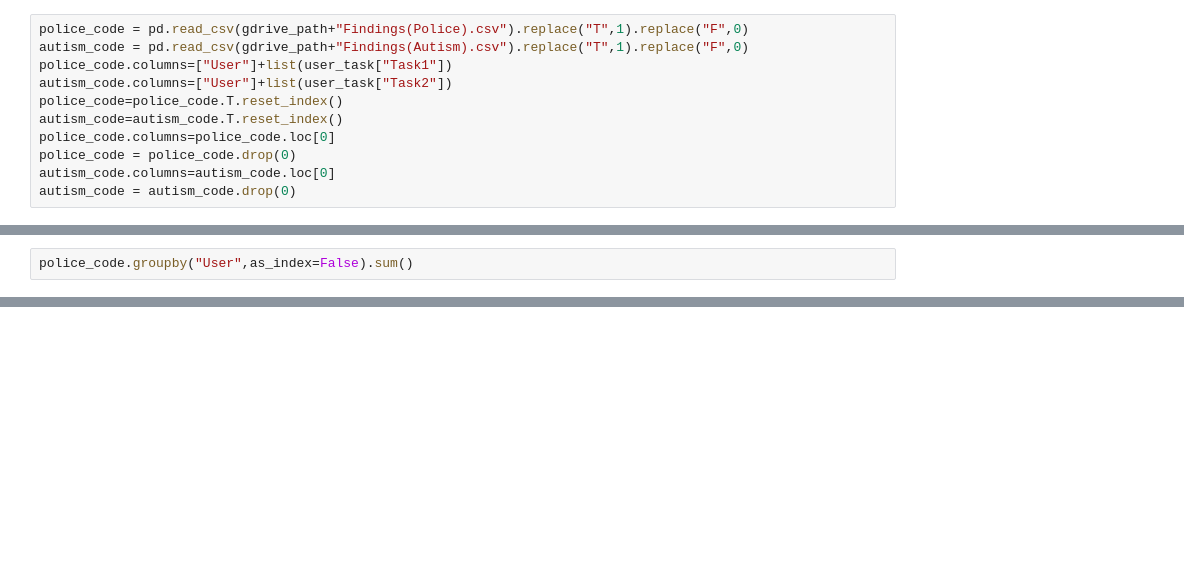
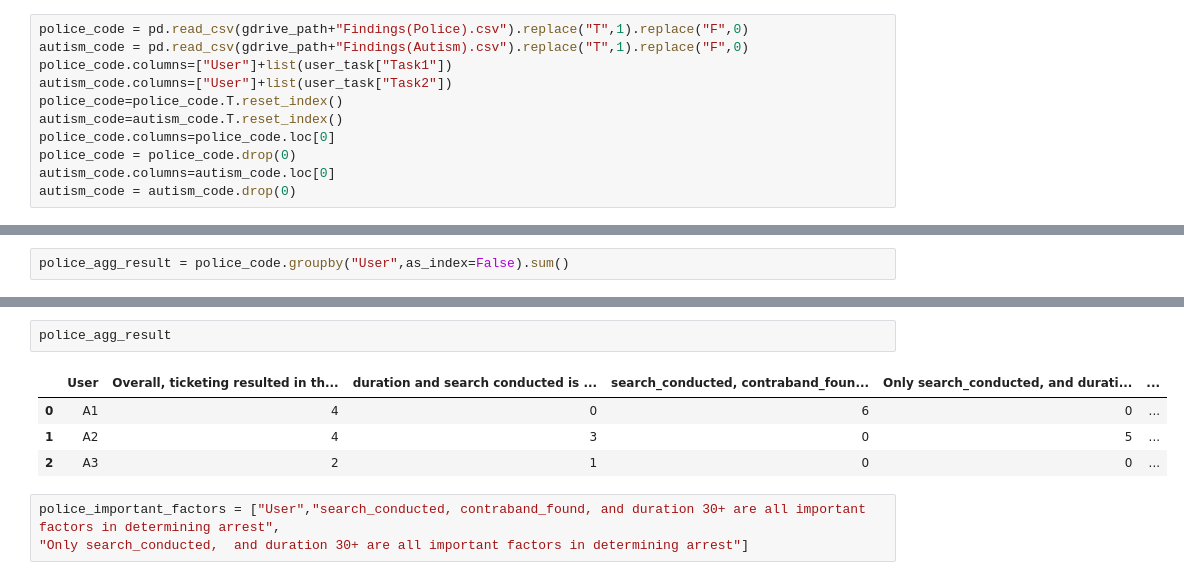
Before and after one commit to dorisjlee/viz-summarization, a Jupyter notebook: ipynb/User Study Results and Paper Statistics.ipynb, the cells around one changed output, grey strips where cells are left out. Saved outputs shown, nothing was run; the diff lists cells and outputs as text; blank space fills up the shorter version.

```diff
--- a/ipynb/User Study Results and Paper Statistics.ipynb
+++ b/ipynb/User Study Results and Paper Statistics.ipynb
@@ -500,2 +506,2 @@ autism_code = autism_code.drop(0)
 # %%
-police_code.groupby("User",as_index=False).sum()
+police_agg_result = police_code.groupby("User",as_index=False).sum()
@@ -553,0 +602,10 @@ autism_code
+# %%
+police_agg_result
+# %% [output]
+|  | User | Overall, ticketing resulted in th... | duration and search conducted is ... | search_conducted, contraband_foun... | Only search_conducted, and durati... | ... |
+| 0 | A1 | 4 | 0 | 6 | 0 | ... |
+| 1 | A2 | 4 | 3 | 0 | 5 | ... |
+| 2 | A3 | 2 | 1 | 0 | 0 | ... |
+# %%
+police_important_factors = ["User","search_conducted, contraband_found, and duration 30+ are all important factors in determining arrest",
+"Only search_conducted,  and duration 30+ are all important factors in determining arrest"]
```
Also changed, not shown: parts of 28 cells of this notebook, 4 other files.
